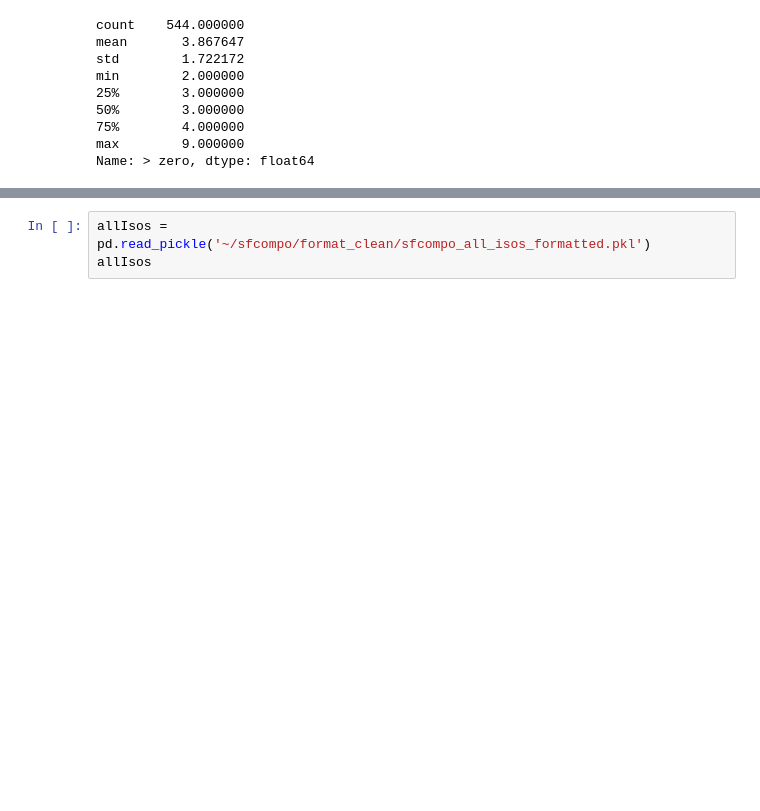
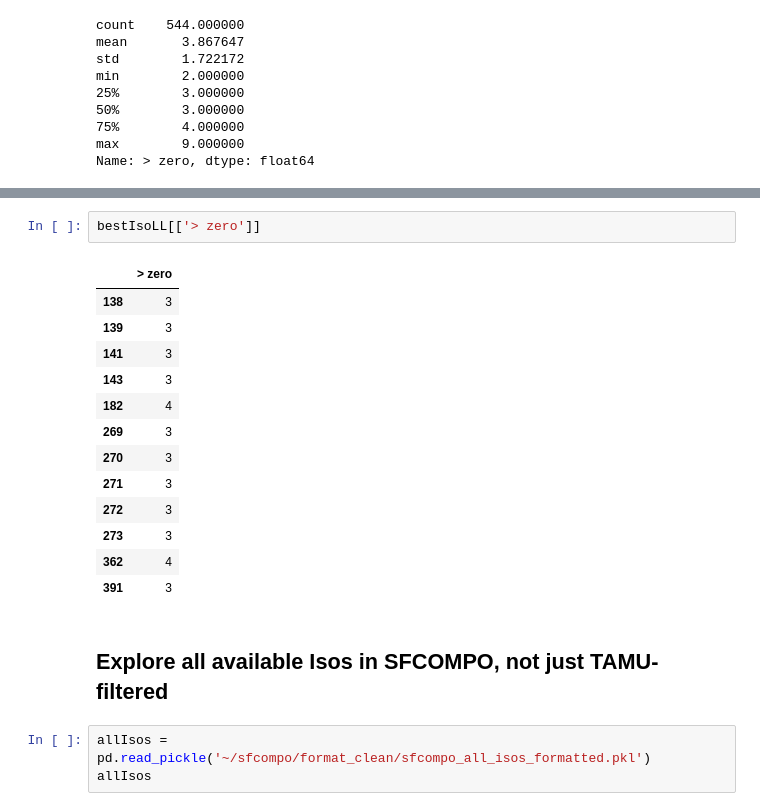
Before and after one commit to opotowsky/like-me-fuel, a Jupyter notebook: jupyter_notebooks/sfcompo_explore.ipynb, the cells around one changed output, grey strips where cells are left out. Drawn from its saved outputs; the diff is of its cells as text; blank space fills up the shorter version.

```diff
--- a/jupyter_notebooks/sfcompo_explore.ipynb
+++ b/jupyter_notebooks/sfcompo_explore.ipynb
@@ -188,3 +311,21 @@ Name: > zero, dtype: float64
+# %%
+bestIsoLL[['> zero']]
+# %% [output]
+|  | > zero |
+| 138 | 3 |
+| 139 | 3 |
+| 141 | 3 |
+| 143 | 3 |
+| 182 | 4 |
+| 269 | 3 |
+| 270 | 3 |
+| 271 | 3 |
+| 272 | 3 |
+| 273 | 3 |
+| 362 | 4 |
+| 391 | 3 |
+# %% [markdown]
+## Explore all available Isos in SFCOMPO, not just TAMU-filtered
 # %%
 allIsos = pd.read_pickle('~/sfcompo/format_clean/sfcompo_all_isos_formatted.pkl')
 allIsos
```
Also changed, not shown: parts of 22 cells of this notebook.
